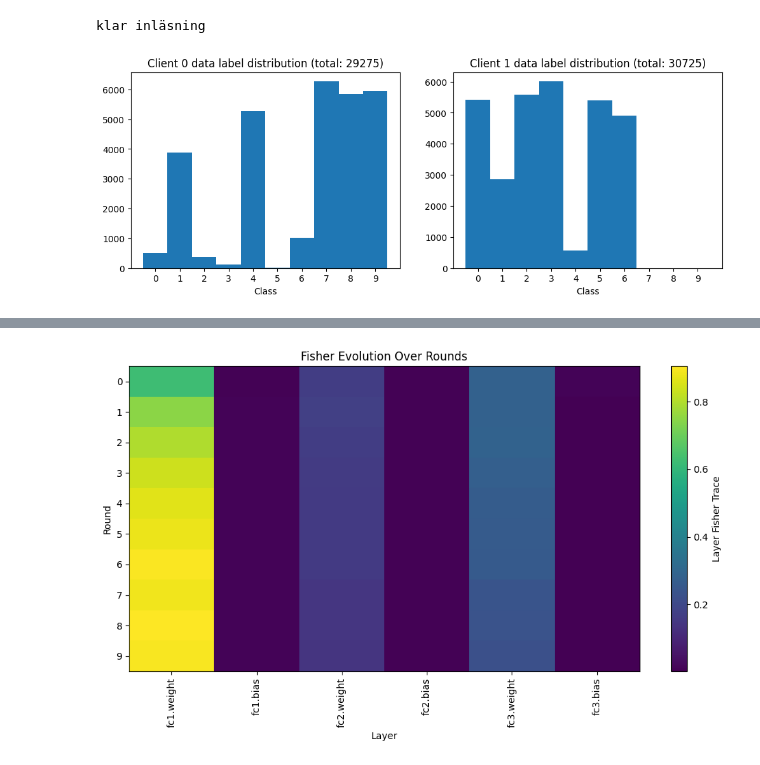
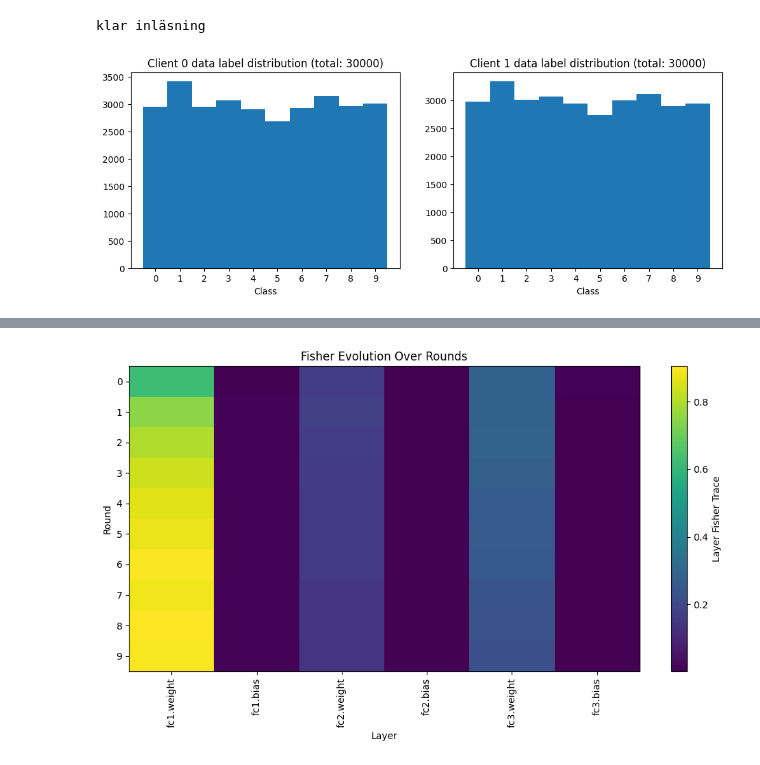
Before and after one commit to mhalleryd/MEX-FEDn, a Jupyter notebook: scaleout-client-python/examples/Max-Imagenette/max_test.ipynb, the cells around one changed output, grey strips where cells are left out. Saved outputs shown, nothing was run; the diff lists cells and outputs as text; code cells hidden in the pictures.

```diff
--- a/scaleout-client-python/examples/Max-Imagenette/max_test.ipynb
+++ b/scaleout-client-python/examples/Max-Imagenette/max_test.ipynb
@@ -1,12 +1,17 @@
 # %%
 from client.model import compile_model, save_parameters
-from client.startup import MyClient
 from client.data import load_data
 from server_functions import ServerFunctions
 from scaleout.client.edge_client import EdgeClient
 import torch
 import matplotlib.pyplot as plt
 import numpy as np
+import client
+import client.startup
+import importlib
+
+importlib.reload(client.startup)
+importlib.reload(client)
 
 
 model = compile_model()
@@ -14,5 +19,5 @@ print(model)
 
 N_clients = 2
 edge = EdgeClient()
-clients = [MyClient(edge) for _ in range(N_clients)]
+clients = [client.startup.MyClient(edge) for _ in range(N_clients)]
 # %% [output]
@@ -73,40 +78,49 @@ def niid_loader(data_path=None, dataset_name='mnist', is_train=True, download=Fa
             idx_dict = pickle.load(f)
 
         client_ds = [
             torch.utils.data.Subset(data, indices)
             for key, indices in idx_dict.items()
             ]
 
 
     return client_ds
 
+# #IID
+data = datasets.MNIST(
+            root='./max_data',
+            train=True,
+            download=False,
+            transform=transforms.Compose([
+                transforms.ToTensor()
+            ])
+        )
+client_ds = torch.utils.data.random_split(data, [0.5, 0.5])
 
 
-
-client_ds = niid_loader(
-    data_path='./max_data',
-    is_train=True,
-    dataset_name='mnist',
-    )
+# client_ds = niid_loader(
+#     data_path='./max_data',
+#     is_train=True,
+#     dataset_name='mnist',
+#     )
 
 
 print('klar inläsning')
 labels = [[] for _ in range(N_clients)]
 for c in range(N_clients):
     for _, label in client_ds[c]:
         labels[c].append(label)
 
 #Client data distribution
 fig, axs = plt.subplots(1,N_clients, figsize=(12,4))
 for i, client_labels in enumerate(labels):
     axs[i].hist(client_labels, bins=np.arange(11)-0.5)
     axs[i].set_title(f'Client {i} data label distribution (total: {len(client_labels)})')
     axs[i].set_xlabel('Class')
     axs[i].set_xticks(np.arange(10))
 plt.show()
 # %% [output]
 klar inläsning
-[figure, old version]
+[figure, new version]
 # %%
 from torch.utils.data import DataLoader, TensorDataset
 
```
Also changed, not shown: parts of 3 cells of this notebook, 3 other files.
